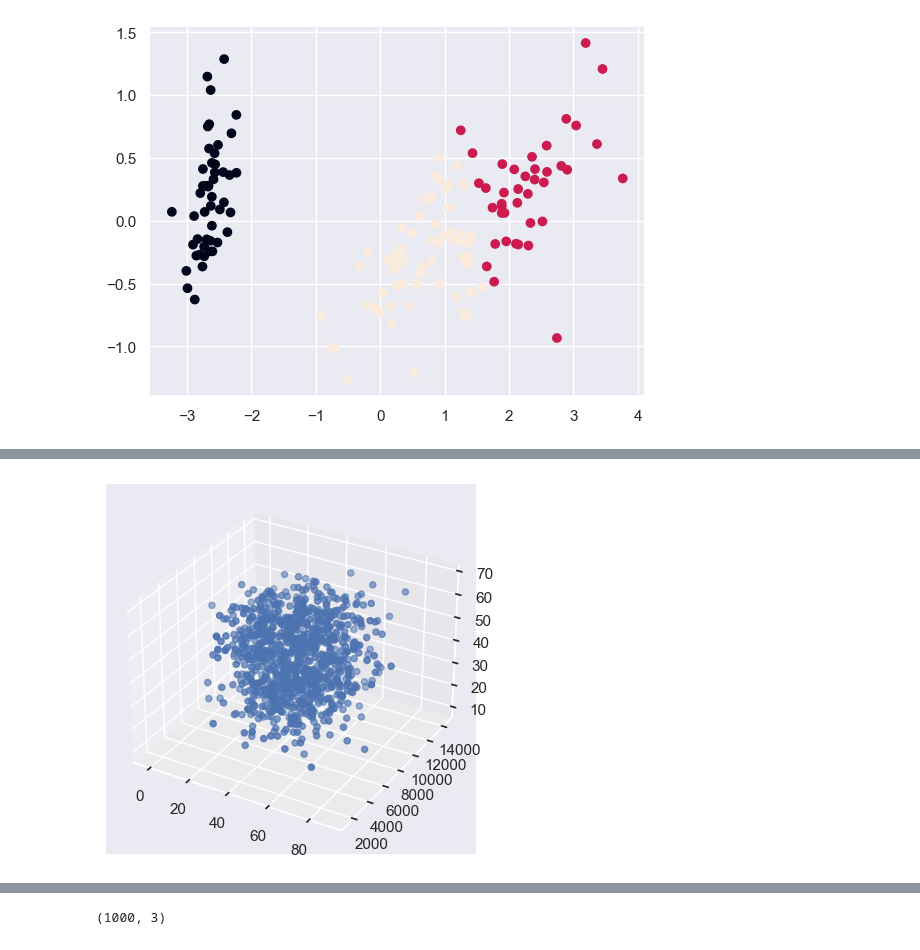
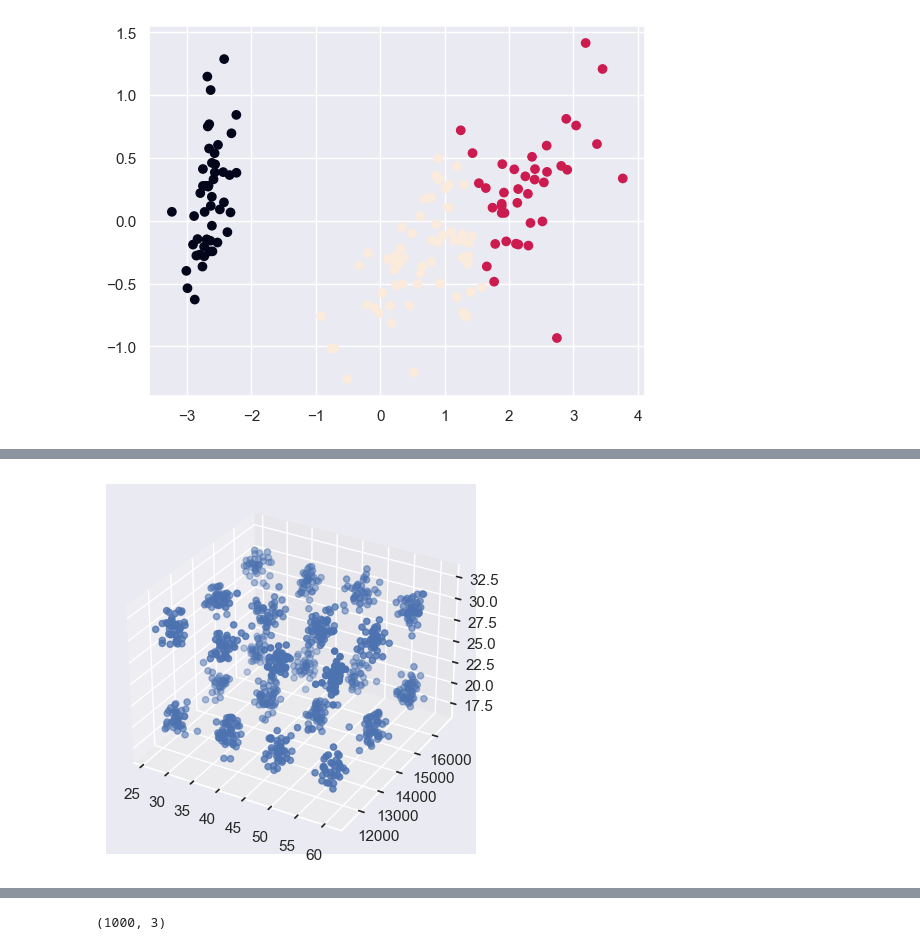
Before and after one commit to ValRCS/Python_SheGoesTech_22, a Jupyter notebook: Days_28_30_Machine_Learning/clustering_irises.ipynb, the cells around one changed output, grey strips where cells are left out. Cells and saved outputs as stored; diff of their text form; code cells hidden in the pictures.

```diff
--- a/Days_28_30_Machine_Learning/clustering_irises.ipynb
+++ b/Days_28_30_Machine_Learning/clustering_irises.ipynb
@@ -395,38 +410,43 @@ plt.scatter(features_2d[:,0], features_2d[:,1], c=kmeans.labels_)
 
 # we will have 3 features
 # age
 # salary
 # number of purchases
 import random
+random.seed(2022) # uncomment this to get the same results every time
+# with seed this notebook should be reproducible on any machine
+# without seed the results will be different every time you run the notebook
 data = []
-for i in range(1000):
+
+for _ in range(1000): # we are not using the index so we use _
     # this would be random and boring
     # age = random.randint(18, 65)
     # salary = random.randint(10000, 100000)
     # purchases = random.randint(1, 100)
     # data.append([age, salary, purchases])
     # let's make it more interesting
     # let's make the data follow a normal distribution
-    age = 18 + random.randint(1,4)*10 + random.gauss(0, 2)
-    salary = 10_000 + random.randint(1,3)*1000 + random.gauss(0, 2000)
-    purchases = 10 + random.randint(1,2)*10 + random.gauss(0, 3)
+    # added a litle noise to the data
+    age = 18 + random.randint(1,4)*10 + random.gauss(0, 1)
+    salary = 10_000 + random.randint(1,3)*2000 + random.gauss(0, 200)
+    purchases = 10 + random.randint(1,2)*10 + random.gauss(0, 1)
     data.append([age, salary, purchases])
 
 # let's plot the data
 # we will use a 3d scatter plot
 # we will use the first 2 features as x and y
 # we will use the third feature as z
 # we will use the color to show the value of the third feature
 
 # let's create a 3d plot
 # from mpl_toolkits.mplot3d import Axes3D
 
 fig = plt.figure()
 ax = fig.add_subplot(111, projection='3d')
 ax.scatter([x[0] for x in data], [x[1] for x in data], [x[2] for x in data])
 plt.show()
 # %% [output]
-[figure, old version]
+[figure, new version]
 # %%
 # lets plot 2 dimensional scatter plots of all combinations of features
 # we will use the color to show the value of the third feature
```
Also changed, not shown: parts of 27 cells of this notebook, 1 other file.
